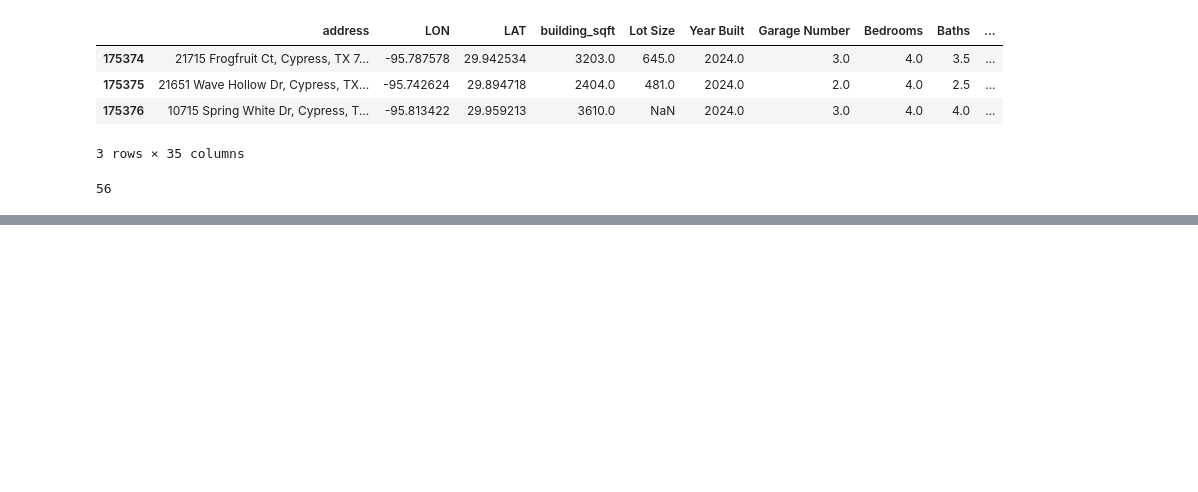
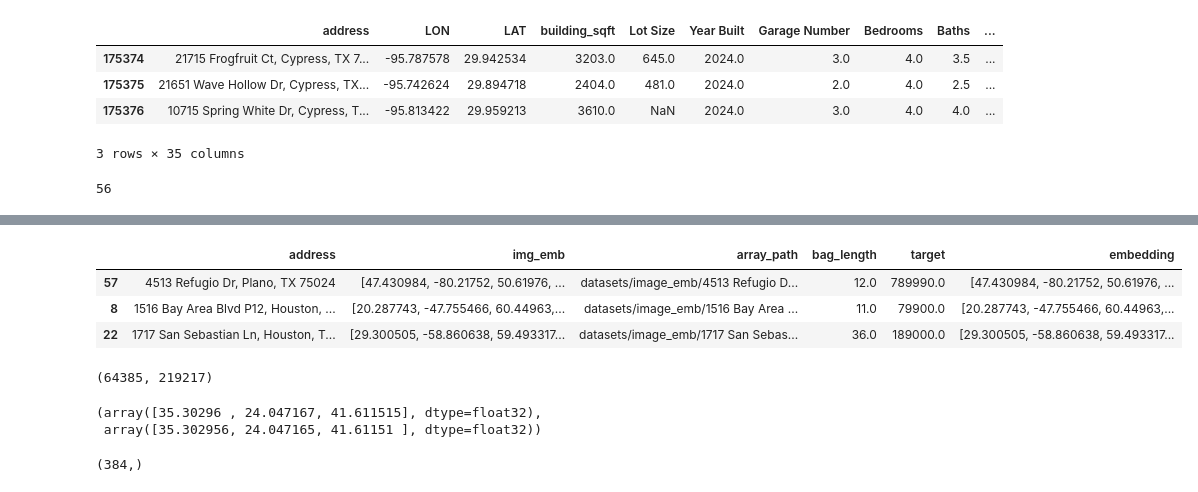
Before and after one commit to HoustonJ2013/property_price_multi_modality, a Jupyter notebook: notebooks/data_prep/image_encoding.ipynb, the cells around one changed output, grey strips where cells are left out. Drawn from its saved outputs; the diff is of its cells as text; code cells hidden in the pictures; blank space fills up the shorter version.

```diff
--- a/data_prep/image_encoding.ipynb
+++ b/notebooks/data_prep/image_encoding.ipynb
@@ -76,0 +112,7 @@ cur_df[["array_path", "bag_length", "target"]].to_csv("data/val_image_emb.csv",
+# %%
+df_join.head(3)
+# %% [output]
+|  | address | img_emb | array_path | bag_length | target | embedding |
+| 57 | 4513 Refugio Dr, Plano, TX 75024 | [47.430984, -80.21752, 50.61976, ... | datasets/image_emb/4513 Refugio D... | 12.0 | 789990.0 | [47.430984, -80.21752, 50.61976, ... |
+| 8 | 1516 Bay Area Blvd P12, Houston, ... | [20.287743, -47.755466, 60.44963,... | datasets/image_emb/1516 Bay Area ... | 11.0 | 79900.0 | [20.287743, -47.755466, 60.44963,... |
+| 22 | 1717 San Sebastian Ln, Houston, T... | [29.300505, -58.860638, 59.493317... | datasets/image_emb/1717 San Sebas... | 36.0 | 189000.0 | [29.300505, -58.860638, 59.493317... |
@@ -76,0 +121,5 @@ cur_df[["array_path", "bag_length", "target"]].to_csv("data/val_image_emb.csv",
+# %%
+filter_index = df_join.apply(lambda x: (np.any(x["embedding"] != x["embedding1"]) or np.any(x["embedding1"] != x["embedding2"])), axis=1) & df_join["embedding"].notna()
+np.sum(filter_index), len(df_join)
+# %% [output]
+(64385, 219217)
@@ -76,0 +128,9 @@ cur_df[["array_path", "bag_length", "target"]].to_csv("data/val_image_emb.csv",
+# %%
+a[a != b], b[a!=b]
+# %% [output]
+(array([35.30296 , 24.047167, 41.611515], dtype=float32),
+ array([35.302956, 24.047165, 41.61151 ], dtype=float32))
+# %%
+df_new["embedding"].iloc[0].shape
+# %% [output]
+(384,)
```
Also changed, not shown: parts of 9 cells of this notebook, 5 other files.
